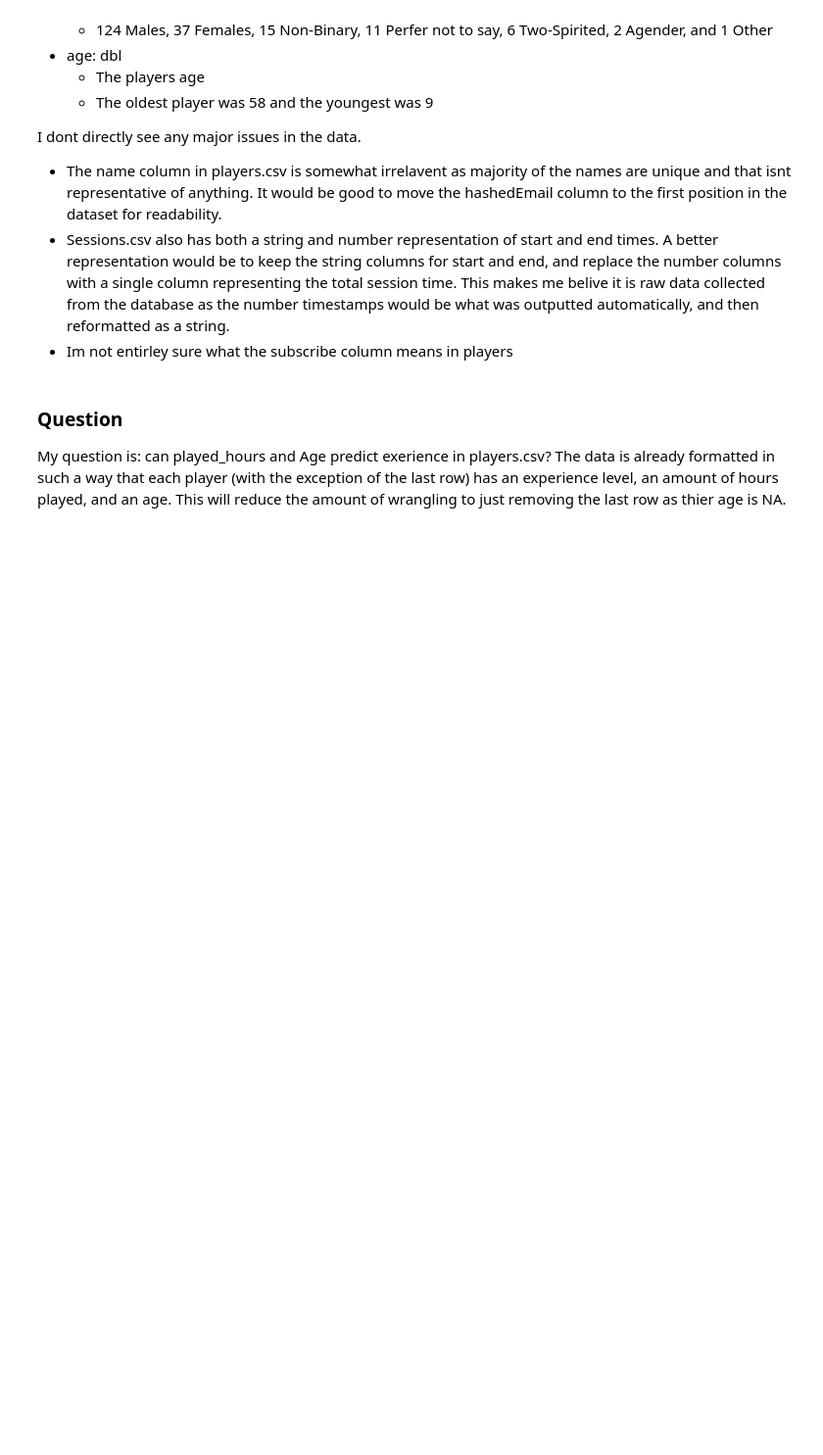
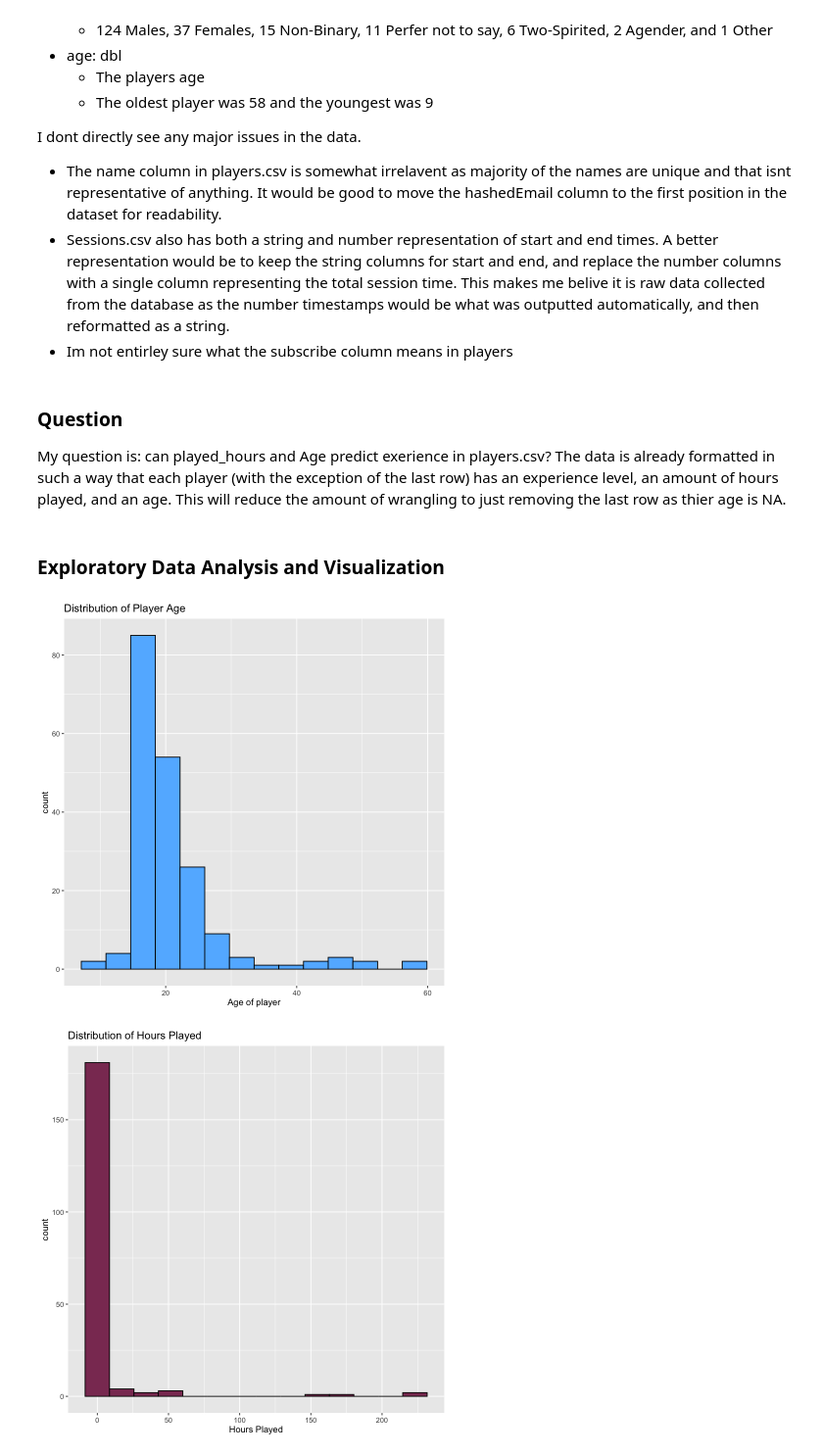
Before and after one commit to JackMartinez6987/DSCI100-Group27, a Jupyter notebook: main.ipynb, the cells around one changed output. Shown at 98% size. Cells and saved outputs as stored; diff of their text form; code cells hidden in the pictures; blank space fills up the shorter version.

Commit message:
Finished Exploratory Analysis and Visualization

```diff
--- a/main.ipynb
+++ b/main.ipynb
@@ -49,3 +45,5 @@ I dont directly see any major issues in the data.
 ### Question
 My question is: can played_hours and Age predict exerience in players.csv?
 The data is already formatted in such a way that each player (with the exception of the last row) has an experience level, an amount of hours played, and an age. This will reduce the amount of wrangling to just removing the last row as thier age is NA.
+# %% [markdown]
+### Exploratory Data Analysis and Visualization
@@ -51,0 +56,3 @@ The data is already formatted in such a way that each player (with the exception
+# %%
+# Minimum necassary wrangling: removing rows with NA age
+players = players[!is.na(players$Age),]
@@ -51,0 +65,41 @@ The data is already formatted in such a way that each player (with the exception
+# %%
+# Explanatory visualizations
+NUMBINS = round(sqrt(nrow(players)))
+
+age_hist = players|>
+    ggplot(aes(x = Age))+
+        geom_histogram(fill="steelblue1", col = "black",bins = NUMBINS)+
+        labs(title = "Distribution of Player Age", x = "Age of player")
+
+hours_hist = players|>
+    ggplot(aes(x = played_hours))+
+        geom_histogram(fill="hotpink4", col = "black",bins = NUMBINS)+
+        labs(title = "Distribution of Hours Played", x = "Hours Played")
+
+experience_hours = players|>
+    group_by(experience)|>
+    summarise(hours=sum(played_hours))|>
+    ggplot(aes(x = experience, y = hours, fill = experience))+
+        geom_bar(stat = "identity")+
+        labs(title = "Total Played Hours per Expeience Level", x = "Experience level", y = "Hours played", fill = "Experience level")
+
+experience_age = players|>
+    group_by(experience)|>
+    summarise(Age=mean(Age))|>
+    ggplot(aes(x = experience, y = Age, fill = experience))+
+        geom_bar(stat = "identity")+
+        labs(title = "Average Age per Expeience Level", x = "Experience level", y = "Average Age", fill = "Experience level")
+
+players_experience = players|>
+    ggplot(aes(x=experience, fill=experience))+
+        geom_bar()+
+        labs(title = "Experience Level Count", x = "Experience level", y = "Count")
+
+age_hist
+hours_hist
+experience_hours
+experience_age
+players_experience
+# %% [output]
+[figure, added]
+[figure, added]
```
Also changed, not shown: parts of 5 cells of this notebook, 1 other file.
